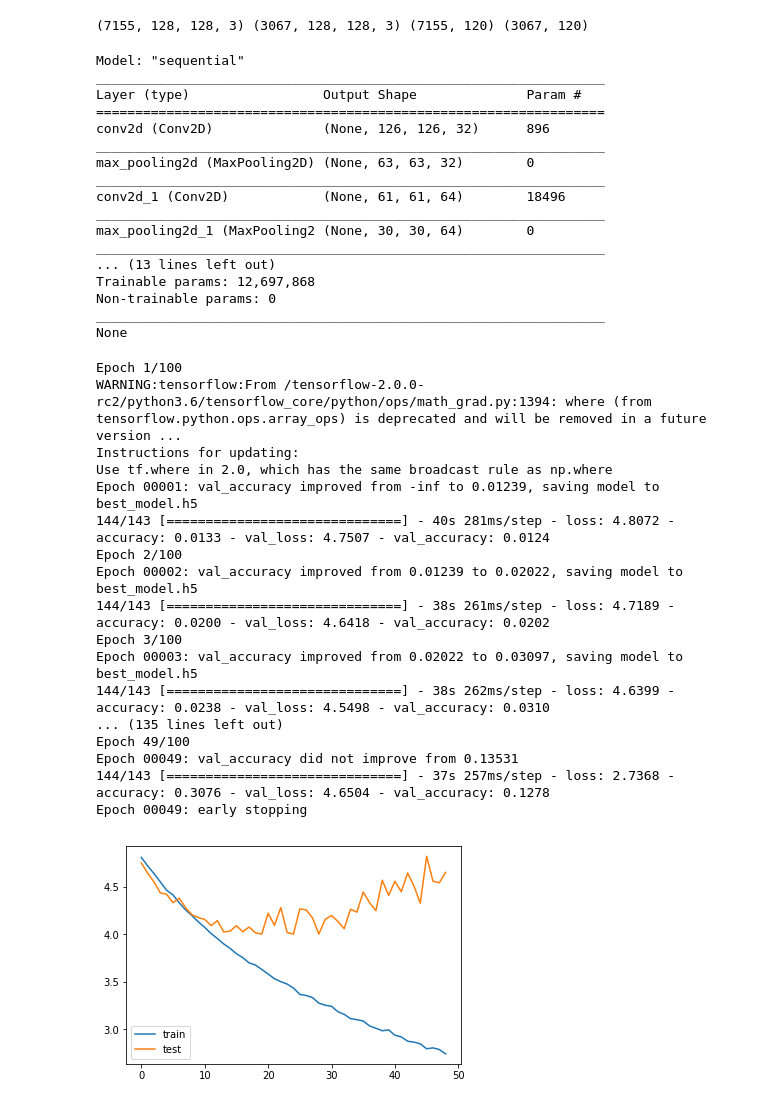
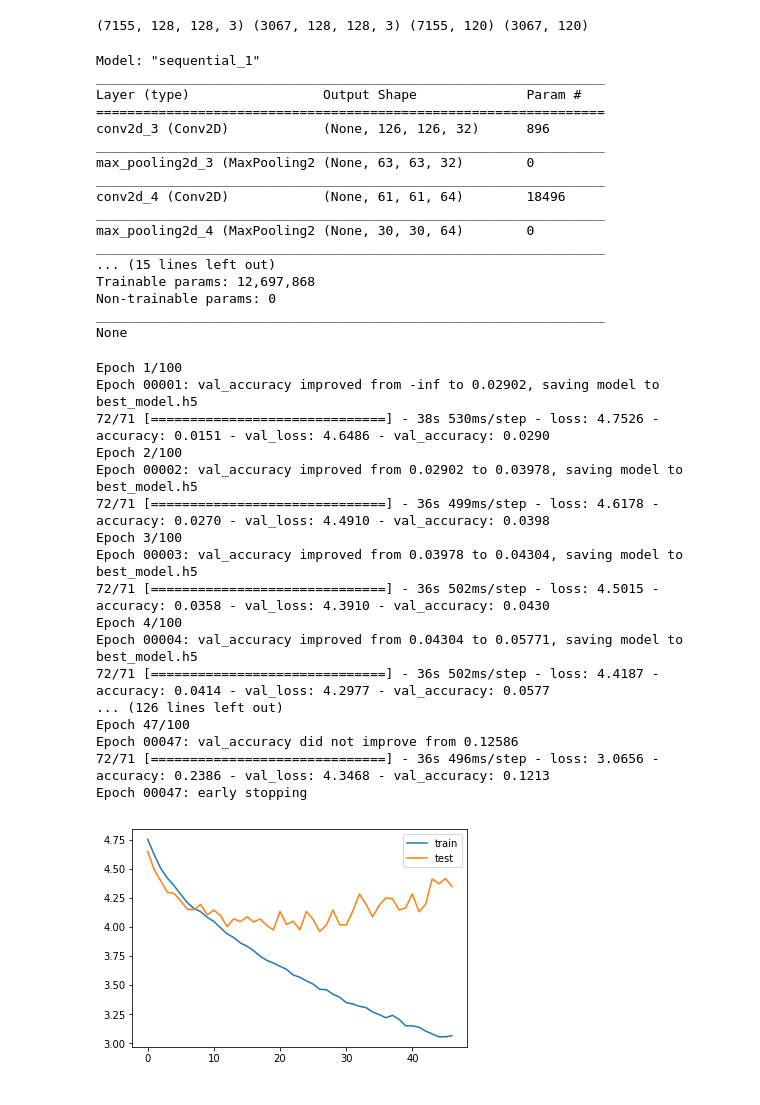
Before and after one commit to SaumilShah-7/Dog-Breed-Identification-Kaggle, a Jupyter notebook: Dog_Breed_Identification_Kaggle.ipynb, the cells around one changed output. Saved outputs shown, nothing was run; the diff lists cells and outputs as text; code cells hidden in the pictures.

```diff
--- a/Dog_Breed_Identification_Kaggle.ipynb
+++ b/Dog_Breed_Identification_Kaggle.ipynb
@@ -112,6 +112,7 @@ model.add(MaxPooling2D(pool_size=(2, 2)))
 model.add(Conv2D(filters=128, kernel_size=(3, 3), activation='relu'))
 model.add(MaxPooling2D(pool_size=(2, 2)))
 model.add(Flatten())
+model.add(Dropout(0.5))
 
 model.add(Dense(units=500, activation='relu'))
 model.add(Dropout(0.3))
@@ -119,19 +120,19 @@ model.add(Dense(units=120, activation='softmax'))
 
 print(model.summary())
 # %% [output]
-Model: "sequential"
+Model: "sequential_1"
 _________________________________________________________________
 Layer (type)                 Output Shape              Param #
 =================================================================
-conv2d (Conv2D)              (None, 126, 126, 32)      896
+conv2d_3 (Conv2D)            (None, 126, 126, 32)      896
 _________________________________________________________________
-max_pooling2d (MaxPooling2D) (None, 63, 63, 32)        0
+max_pooling2d_3 (MaxPooling2 (None, 63, 63, 32)        0
 _________________________________________________________________
-conv2d_1 (Conv2D)            (None, 61, 61, 64)        18496
+conv2d_4 (Conv2D)            (None, 61, 61, 64)        18496
 _________________________________________________________________
-max_pooling2d_1 (MaxPooling2 (None, 30, 30, 64)        0
+max_pooling2d_4 (MaxPooling2 (None, 30, 30, 64)        0
 _________________________________________________________________
-... (13 lines left out)
+... (15 lines left out)
 Trainable params: 12,697,868
 Non-trainable params: 0
 _________________________________________________________________
@@ -139,34 +140,34 @@ None
 # %%
 model.compile(optimizer='adam', loss='categorical_crossentropy', metrics=['accuracy'])
 es = EarlyStopping(monitor='val_loss', mode='min', verbose=1, patience=20)
 mc = ModelCheckpoint('best_model.h5', monitor='val_accuracy', mode='max', verbose=1, save_best_only=True)
 
-bs = 50
+bs = 100
 
 history = model.fit_generator(datagen.flow(x_train, y_train, batch_size=bs), validation_data=(x_test, y_test),
                               steps_per_epoch=len(x_train)/bs, epochs=100, callbacks=[es, mc])
 saved_model = load_model('best_model.h5')
 
 pyplot.plot(history.history['loss'], label='train')
 pyplot.plot(history.history['val_loss'], label='test')
 pyplot.legend()
 pyplot.show()
 # %% [output]
 Epoch 1/100
-WARNING:tensorflow:From /tensorflow-2.0.0-rc2/python3.6/tensorflow_core/python/ops/math_grad.py:1394: where (from tensorflow.python.ops.array_ops) is deprecated and will be removed in a future version ...
-Instructions for updating:
-Use tf.where in 2.0, which has the same broadcast rule as np.where
-Epoch 00001: val_accuracy improved from -inf to 0.01239, saving model to best_model.h5
-144/143 [==============================] - 40s 281ms/step - loss: 4.8072 - accuracy: 0.0133 - val_loss: 4.7507 - val_accuracy: 0.0124
+Epoch 00001: val_accuracy improved from -inf to 0.02902, saving model to best_model.h5
+72/71 [==============================] - 38s 530ms/step - loss: 4.7526 - accuracy: 0.0151 - val_loss: 4.6486 - val_accuracy: 0.0290
 Epoch 2/100
-Epoch 00002: val_accuracy improved from 0.01239 to 0.02022, saving model to best_model.h5
-144/143 [==============================] - 38s 261ms/step - loss: 4.7189 - accuracy: 0.0200 - val_loss: 4.6418 - val_accuracy: 0.0202
+Epoch 00002: val_accuracy improved from 0.02902 to 0.03978, saving model to best_model.h5
+72/71 [==============================] - 36s 499ms/step - loss: 4.6178 - accuracy: 0.0270 - val_loss: 4.4910 - val_accuracy: 0.0398
 Epoch 3/100
-Epoch 00003: val_accuracy improved from 0.02022 to 0.03097, saving model to best_model.h5
-144/143 [==============================] - 38s 262ms/step - loss: 4.6399 - accuracy: 0.0238 - val_loss: 4.5498 - val_accuracy: 0.0310
-... (135 lines left out)
-Epoch 49/100
-Epoch 00049: val_accuracy did not improve from 0.13531
-144/143 [==============================] - 37s 257ms/step - loss: 2.7368 - accuracy: 0.3076 - val_loss: 4.6504 - val_accuracy: 0.1278
-Epoch 00049: early stopping
+Epoch 00003: val_accuracy improved from 0.03978 to 0.04304, saving model to best_model.h5
+72/71 [==============================] - 36s 502ms/step - loss: 4.5015 - accuracy: 0.0358 - val_loss: 4.3910 - val_accuracy: 0.0430
+Epoch 4/100
+Epoch 00004: val_accuracy improved from 0.04304 to 0.05771, saving model to best_model.h5
+72/71 [==============================] - 36s 502ms/step - loss: 4.4187 - accuracy: 0.0414 - val_loss: 4.2977 - val_accuracy: 0.0577
+... (126 lines left out)
+Epoch 47/100
+Epoch 00047: val_accuracy did not improve from 0.12586
+72/71 [==============================] - 36s 496ms/step - loss: 3.0656 - accuracy: 0.2386 - val_loss: 4.3468 - val_accuracy: 0.1213
+Epoch 00047: early stopping
-[figure, old version]
+[figure, new version]
```
